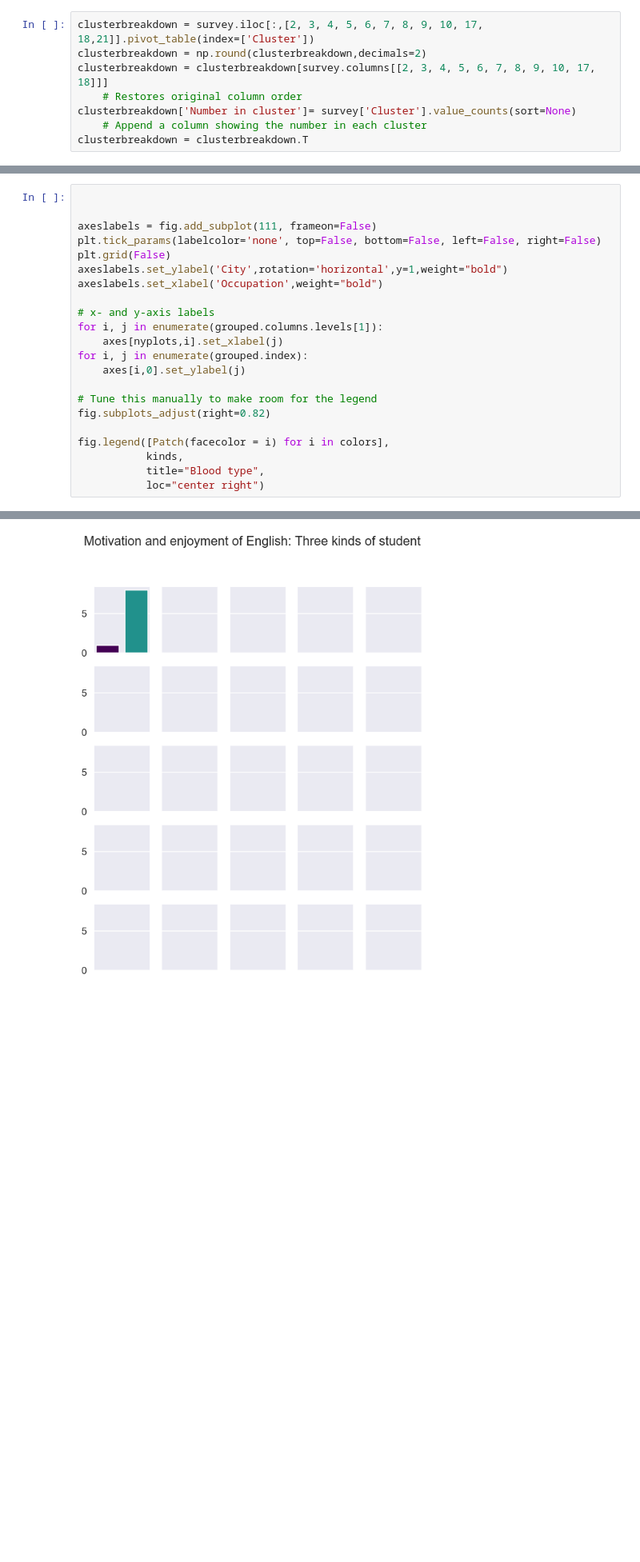
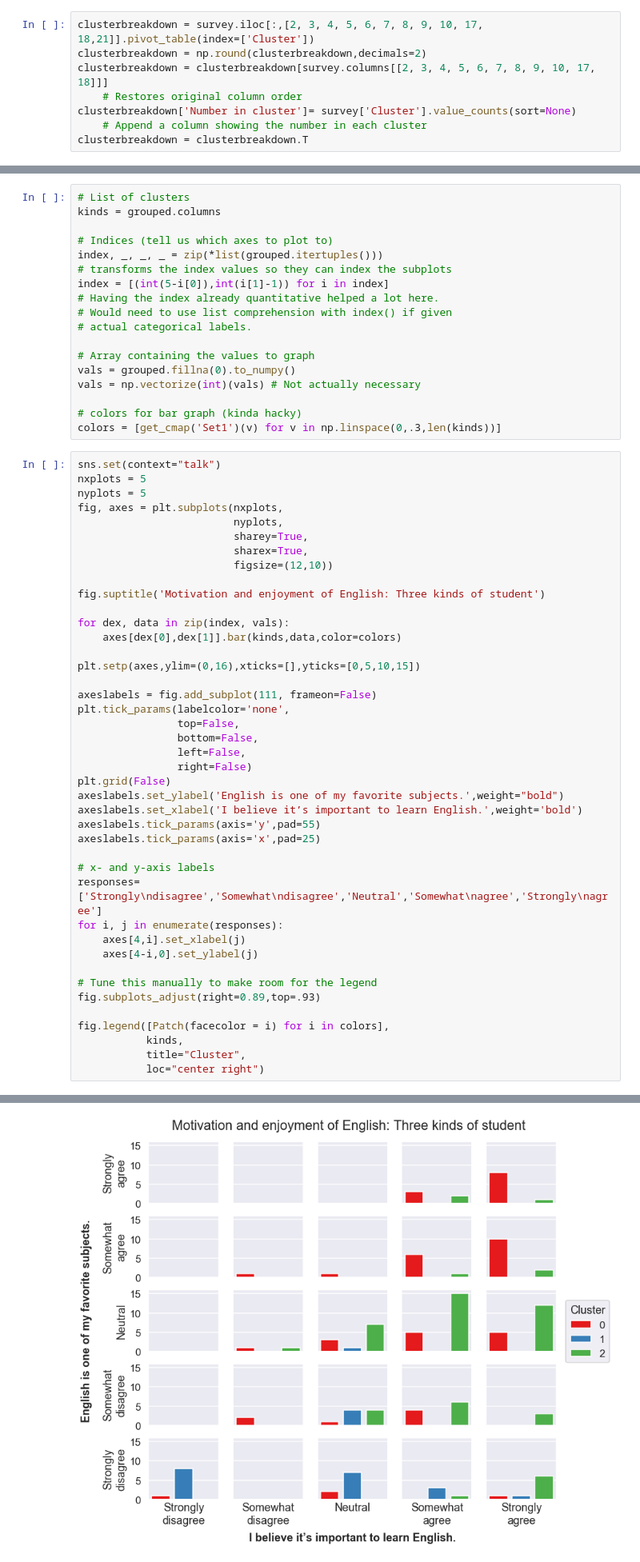
Before and after one commit to maxkapur/maxkapur.github.io, a Jupyter notebook: survey/analysis.ipynb, the cells around one changed output, grey strips where cells are left out. Shown at 80% size. Cells and saved outputs as stored; diff of their text form; blank space fills up the shorter version.

Commit message:
reveal /survey/ and add cluster bar graph

```diff
--- a/survey/analysis.ipynb
+++ b/survey/analysis.ipynb
@@ -241,23 +220,61 @@ KeyError: 1
+# %%
+# List of clusters
+kinds = grouped.columns
+
+# Indices (tell us which axes to plot to)
+index, _, _, _ = zip(*list(grouped.itertuples()))
+# transforms the index values so they can index the subplots
+index = [(int(5-i[0]),int(i[1]-1)) for i in index]
+# Having the index already quantitative helped a lot here.
+# Would need to use list comprehension with index() if given
+# actual categorical labels.
+
+# Array containing the values to graph
+vals = grouped.fillna(0).to_numpy()
+vals = np.vectorize(int)(vals) # Not actually necessary
+
+# colors for bar graph (kinda hacky)
+colors = [get_cmap('Set1')(v) for v in np.linspace(0,.3,len(kinds))]
 # %%
+sns.set(context="talk")
+nxplots = 5
+nyplots = 5
+fig, axes = plt.subplots(nxplots,
+                         nyplots,
+                         sharey=True,
+                         sharex=True,
+                         figsize=(12,10))
 
+fig.suptitle('Motivation and enjoyment of English: Three kinds of student')
+
+for dex, data in zip(index, vals):
+    axes[dex[0],dex[1]].bar(kinds,data,color=colors)
+
+plt.setp(axes,ylim=(0,16),xticks=[],yticks=[0,5,10,15])
 
 axeslabels = fig.add_subplot(111, frameon=False)
-plt.tick_params(labelcolor='none', top=False, bottom=False, left=False, right=False)
+plt.tick_params(labelcolor='none',
+                top=False,
+                bottom=False,
+                left=False,
+                right=False)
 plt.grid(False)
-axeslabels.set_ylabel('City',rotation='horizontal',y=1,weight="bold")
-axeslabels.set_xlabel('Occupation',weight="bold")
+axeslabels.set_ylabel('English is one of my favorite subjects.',weight="bold")
+axeslabels.set_xlabel('I believe it’s important to learn English.',weight='bold')
+axeslabels.tick_params(axis='y',pad=55)
+axeslabels.tick_params(axis='x',pad=25)
 
 # x- and y-axis labels
-for i, j in enumerate(grouped.columns.levels[1]):
-    axes[nyplots,i].set_xlabel(j)
-for i, j in enumerate(grouped.index):
-    axes[i,0].set_ylabel(j)
+responses=['Strongly\ndisagree','Somewhat\ndisagree','Neutral','Somewhat\nagree','Strongly\nagree']
+for i, j in enumerate(responses):
+    axes[4,i].set_xlabel(j)
+    axes[4-i,0].set_ylabel(j)
 
 # Tune this manually to make room for the legend
-fig.subplots_adjust(right=0.82)
+fig.subplots_adjust(right=0.89,top=.93)
 
 fig.legend([Patch(facecolor = i) for i in colors],
            kinds,
-           title="Blood type",
+           title="Cluster",
            loc="center right")
 # %% [output]
@@ -265,4 +282,4 @@ KeyError: 2
-[figure, old version]
+[figure, new version]
 # %% [markdown]
 Find the perfect classroom temperature using a 10% trimmed mean.
 # %%
```
Also changed, not shown: parts of 7 cells of this notebook, 6 other files.
